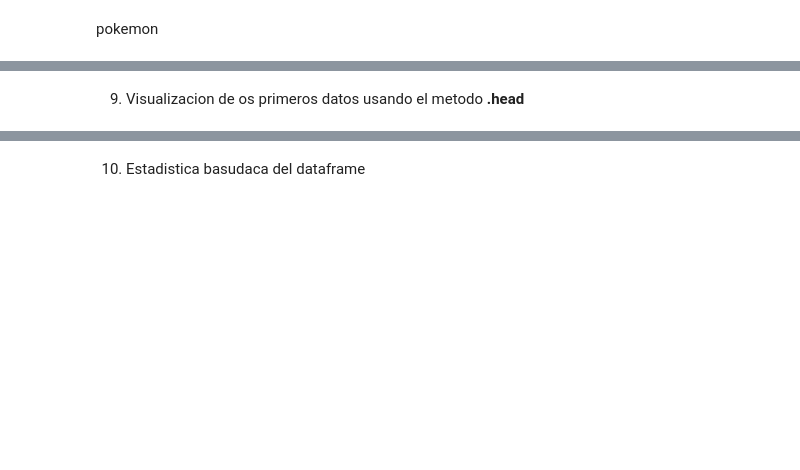
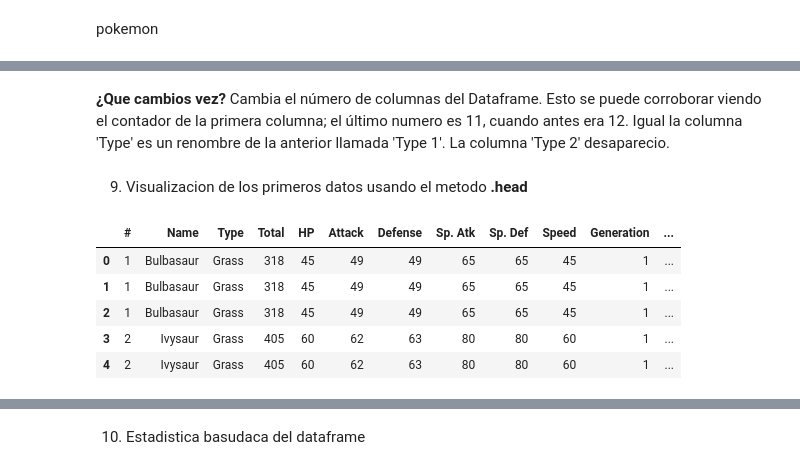
Before and after one commit to DevFntxy/ECBD_9A_IDGS_PRACTICAS_230892, a Jupyter notebook: Practica03/Practica03.ipynb, the cells around one changed output, grey strips where cells are left out. Cells and saved outputs as stored; diff of their text form; code cells hidden in the pictures; blank space fills up the shorter version.

```diff
--- a/Practica03/Practica03.ipynb
+++ b/Practica03/Practica03.ipynb
@@ -169,2 +188,4 @@ pokemon
+# %% [markdown]
+**¿Que cambios vez?** Cambia el número de columnas del Dataframe. Esto se puede corroborar viendo el contador de la primera columna; el último numero es 11, cuando antes era 12. Igual la columna 'Type' es un renombre de la anterior llamada 'Type 1'. La columna 'Type 2' desaparecio.
 # %% [markdown]
-9. Visualizacion de os primeros datos usando el metodo **.head**
+9. Visualizacion de los primeros datos usando el metodo **.head**
@@ -172,0 +192,9 @@ Ejercicio 03 Muestra los ultimos 10 registros del dataframe
+# %%
+pokemon.head()
+# %% [output]
+|  | # | Name | Type | Total | HP | Attack | Defense | Sp. Atk | Sp. Def | Speed | Generation | ... |
+| 0 | 1 | Bulbasaur | Grass | 318 | 45 | 49 | 49 | 65 | 65 | 45 | 1 | ... |
+| 1 | 1 | Bulbasaur | Grass | 318 | 45 | 49 | 49 | 65 | 65 | 45 | 1 | ... |
+| 2 | 1 | Bulbasaur | Grass | 318 | 45 | 49 | 49 | 65 | 65 | 45 | 1 | ... |
+| 3 | 2 | Ivysaur | Grass | 405 | 60 | 62 | 63 | 80 | 80 | 60 | 1 | ... |
+| 4 | 2 | Ivysaur | Grass | 405 | 60 | 62 | 63 | 80 | 80 | 60 | 1 | ... |
```
Also changed, not shown: parts of 15 cells of this notebook.
